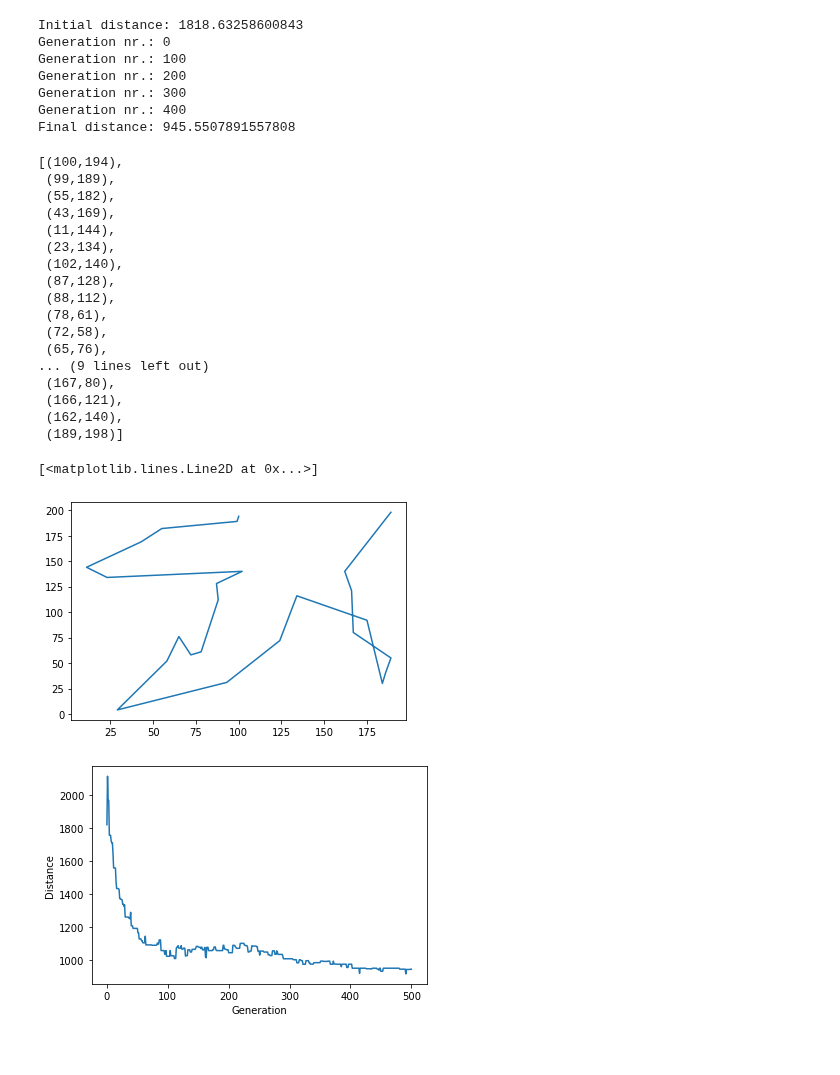
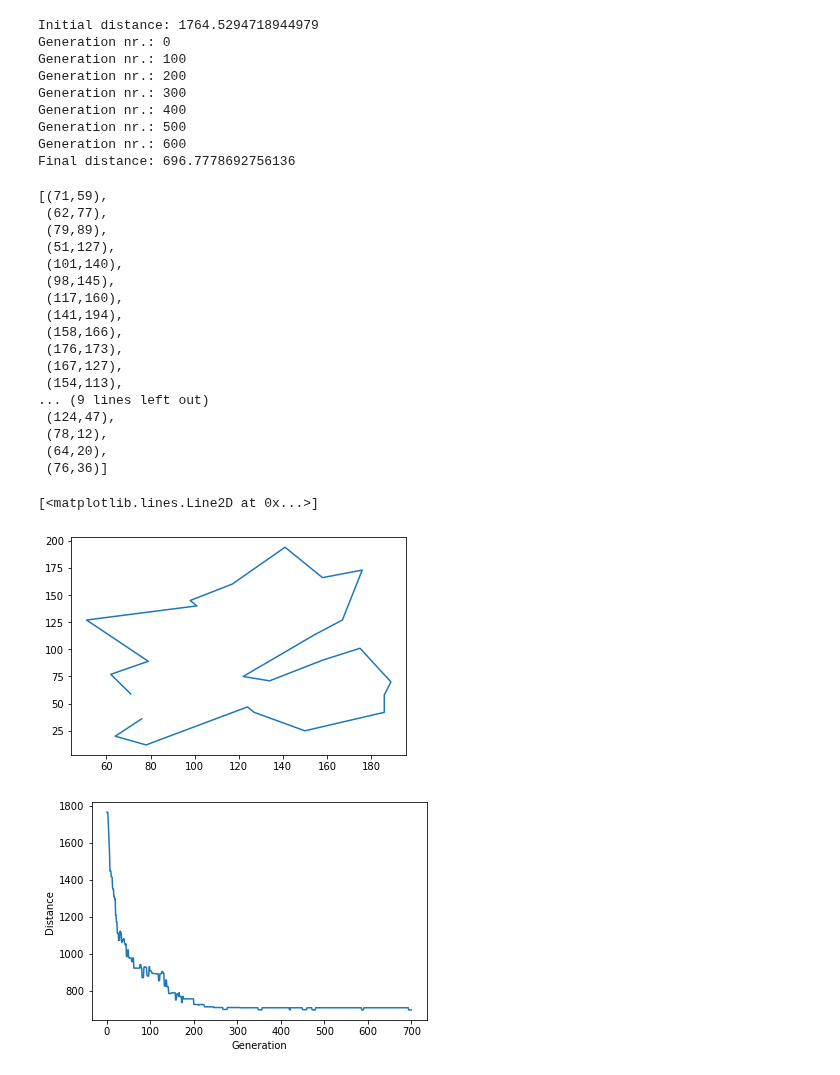
Before and after one commit to witusj/obp, a Jupyter notebook: genetic_algorithm.ipynb, the cells around one changed output. Drawn from its saved outputs; the diff is of its cells as text; code cells hidden in the pictures.

```diff
--- a/genetic_algorithm.ipynb
+++ b/genetic_algorithm.ipynb
@@ -193,45 +193,48 @@ plt.plot(x,y)
 # %%
-bestRoute = geneticAlgorithm(
-    cityList=cityList, popSize=100, eliteSize=20, mutationRate=0.01, generations=500)
-bestRoute[0]
+results = geneticAlgorithm(
+    cityList=cityList, popSize=100, eliteSize=20, mutationRate=0.01, generations=700)
+bestRoute = results[0]
+bestRoute
 # %% [output]
-Initial distance: 1818.63258600843
+Initial distance: 1764.5294718944979
 Generation nr.: 0
 Generation nr.: 100
 Generation nr.: 200
 Generation nr.: 300
 Generation nr.: 400
-Final distance: 945.5507891557808
+Generation nr.: 500
+Generation nr.: 600
+Final distance: 696.7778692756136
-[(100,194),
- (99,189),
- (55,182),
- (43,169),
- (11,144),
- (23,134),
- (102,140),
- (87,128),
- (88,112),
- (78,61),
- (72,58),
- (65,76),
+[(71,59),
+ (62,77),
+ (79,89),
+ (51,127),
+ (101,140),
+ (98,145),
+ (117,160),
+ (141,194),
+ (158,166),
+ (176,173),
+ (167,127),
+ (154,113),
 ... (9 lines left out)
- (167,80),
- (166,121),
- (162,140),
- (189,198)]
+ (124,47),
+ (78,12),
+ (64,20),
+ (76,36)]
 # %%
 x, y = [], []
-for item in bestRoute[0]:
+for item in bestRoute:
     x.append(item.x)
     y.append(item.y)
 plt.plot(x, y)
 # %% [output]
 [<matplotlib.lines.Line2D at 0x...>]
-[figure, old version]
+[figure, new version]
 # %%
-plt.plot(bestRoute[1])
+plt.plot(results[1])
 plt.ylabel('Distance')
 plt.xlabel('Generation')
 plt.show()
 # %% [output]
-[figure, old version]
+[figure, new version]
```
Also changed, not shown: parts of 2 cells of this notebook, 1 other file.
